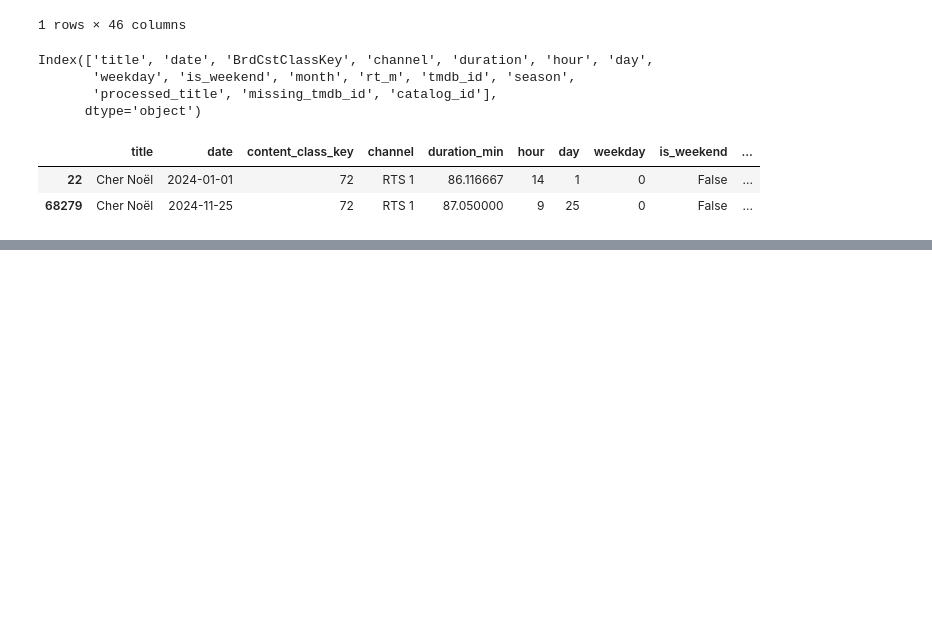
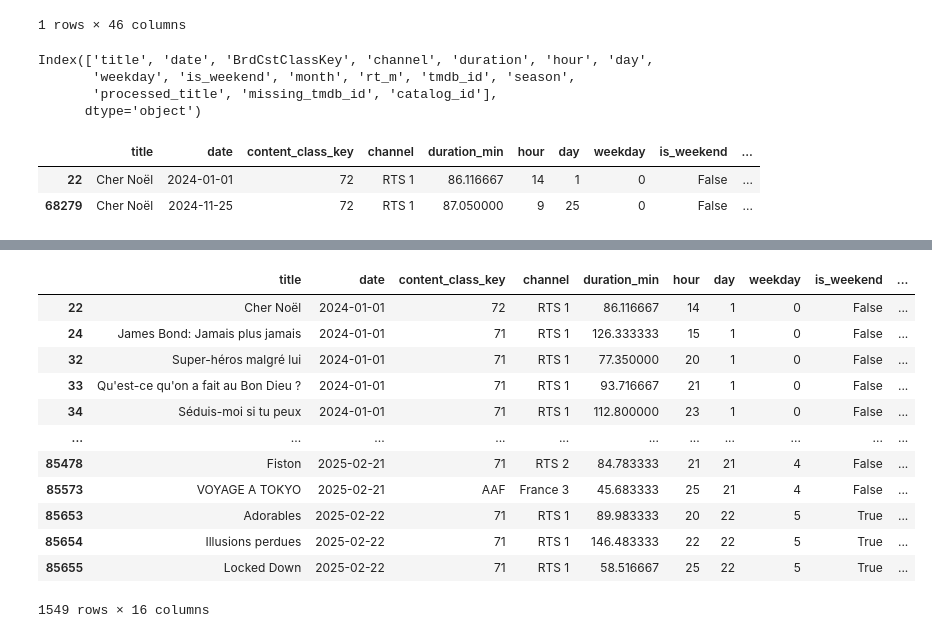
Before and after one commit to charlielopez123/film-recommender, a Jupyter notebook: notebooks/historical_data.ipynb, the cells around one changed output, grey strips where cells are left out. Drawn from its saved outputs; the diff is of its cells as text; code cells hidden in the pictures; blank space fills up the shorter version.

```diff
--- a/notebooks/historical_data.ipynb
+++ b/notebooks/historical_data.ipynb
@@ -99,0 +111,16 @@ historical_data_df.to_pickle("data/historical_data_df.pkl")
+# %%
+historical_data_df[historical_data_df['catalog_id'].apply(lambda x: isinstance(x, str))]
+# %% [output]
+|  | title | date | content_class_key | channel | duration_min | hour | day | weekday | is_weekend | ... |
+| 22 | Cher Noël | 2024-01-01 | 72 | RTS 1 | 86.116667 | 14 | 1 | 0 | False | ... |
+| 24 | James Bond: Jamais plus jamais | 2024-01-01 | 71 | RTS 1 | 126.333333 | 15 | 1 | 0 | False | ... |
+| 32 | Super-héros malgré lui | 2024-01-01 | 71 | RTS 1 | 77.350000 | 20 | 1 | 0 | False | ... |
+| 33 | Qu'est-ce qu'on a fait au Bon Dieu ? | 2024-01-01 | 71 | RTS 1 | 93.716667 | 21 | 1 | 0 | False | ... |
+| 34 | Séduis-moi si tu peux | 2024-01-01 | 71 | RTS 1 | 112.800000 | 23 | 1 | 0 | False | ... |
+| ... | ... | ... | ... | ... | ... | ... | ... | ... | ... | ... |
+| 85478 | Fiston | 2025-02-21 | 71 | RTS 2 | 84.783333 | 21 | 21 | 4 | False | ... |
+| 85573 | VOYAGE A TOKYO | 2025-02-21 | AAF | France 3 | 45.683333 | 25 | 21 | 4 | False | ... |
+| 85653 | Adorables | 2025-02-22 | 71 | RTS 1 | 89.983333 | 20 | 22 | 5 | True | ... |
+| 85654 | Illusions perdues | 2025-02-22 | 71 | RTS 1 | 146.483333 | 22 | 22 | 5 | True | ... |
+| 85655 | Locked Down | 2025-02-22 | 71 | RTS 1 | 58.516667 | 25 | 22 | 5 | True | ... |
+1549 rows × 16 columns
```
Also changed, not shown: parts of 2 cells of this notebook, 11 other files.
